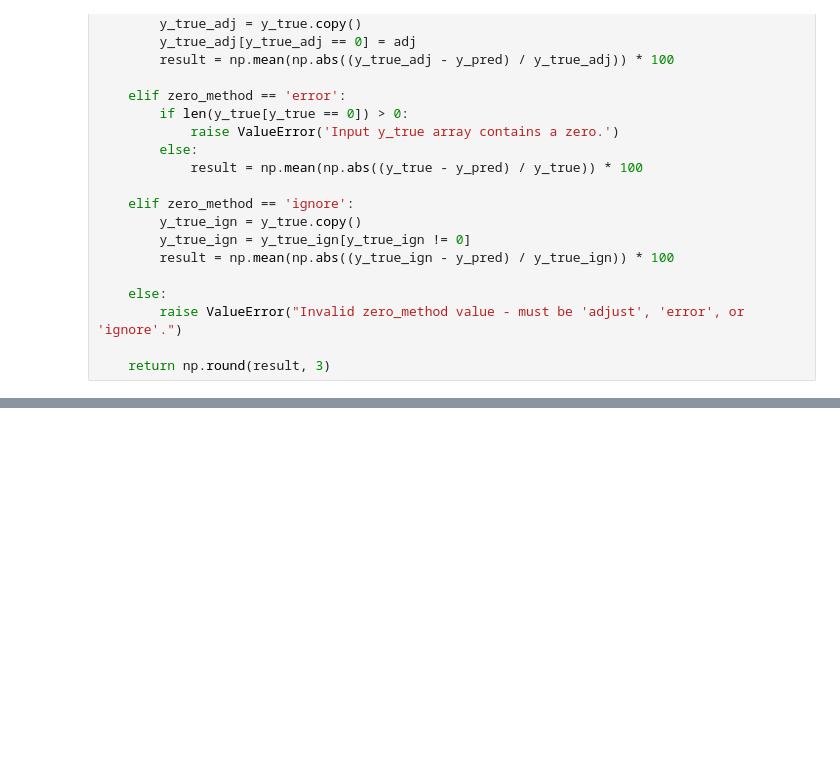
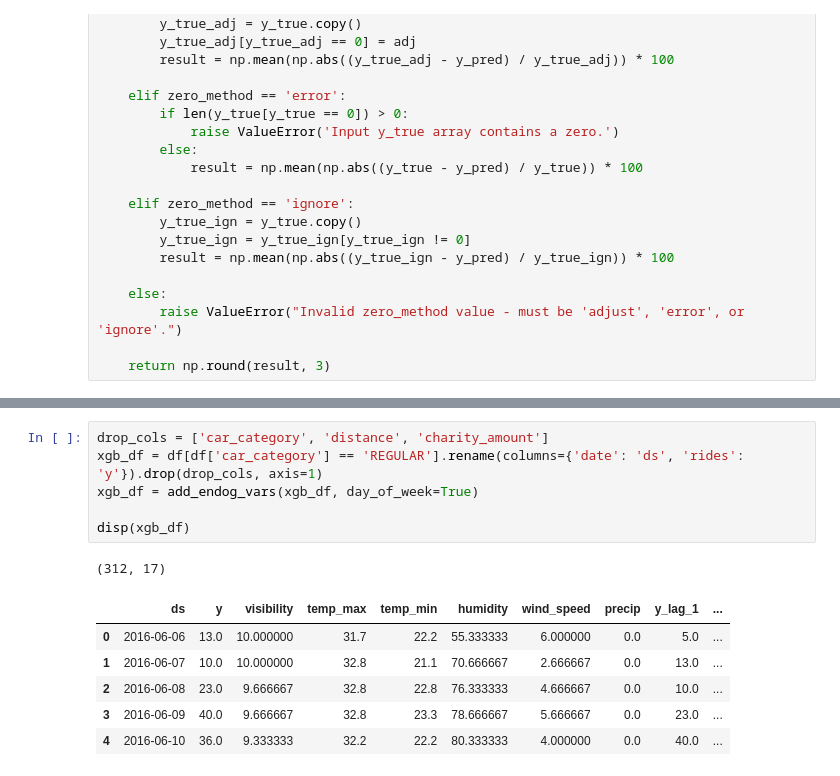
Before and after one commit to bonchae/msda-workshop, a Jupyter notebook: Ride Austin - Forecasting.ipynb, the cells around one changed output, grey strips where cells are left out. Cells and saved outputs as stored; diff of their text form; blank space fills up the shorter version.

```diff
--- a/Ride Austin - Forecasting.ipynb
+++ b/Ride Austin - Forecasting.ipynb
@@ -992,0 +1018,14 @@ NameError: name 'c' is not defined
+# %%
+drop_cols = ['car_category', 'distance', 'charity_amount']
+xgb_df = df[df['car_category'] == 'REGULAR'].rename(columns={'date': 'ds', 'rides': 'y'}).drop(drop_cols, axis=1)
+xgb_df = add_endog_vars(xgb_df, day_of_week=True)
+
+disp(xgb_df)
+# %% [output]
+(312, 17)
+|  | ds | y | visibility | temp_max | temp_min | humidity | wind_speed | precip | y_lag_1 | ... |
+| 0 | 2016-06-06 | 13.0 | 10.000000 | 31.7 | 22.2 | 55.333333 | 6.000000 | 0.0 | 5.0 | ... |
+| 1 | 2016-06-07 | 10.0 | 10.000000 | 32.8 | 21.1 | 70.666667 | 2.666667 | 0.0 | 13.0 | ... |
+| 2 | 2016-06-08 | 23.0 | 9.666667 | 32.8 | 22.8 | 76.333333 | 4.666667 | 0.0 | 10.0 | ... |
+| 3 | 2016-06-09 | 40.0 | 9.666667 | 32.8 | 23.3 | 78.666667 | 5.666667 | 0.0 | 23.0 | ... |
+| 4 | 2016-06-10 | 36.0 | 9.333333 | 32.2 | 22.2 | 80.333333 | 4.000000 | 0.0 | 40.0 | ... |
```
Also changed, not shown: parts of 16 cells of this notebook, 1 other file.
